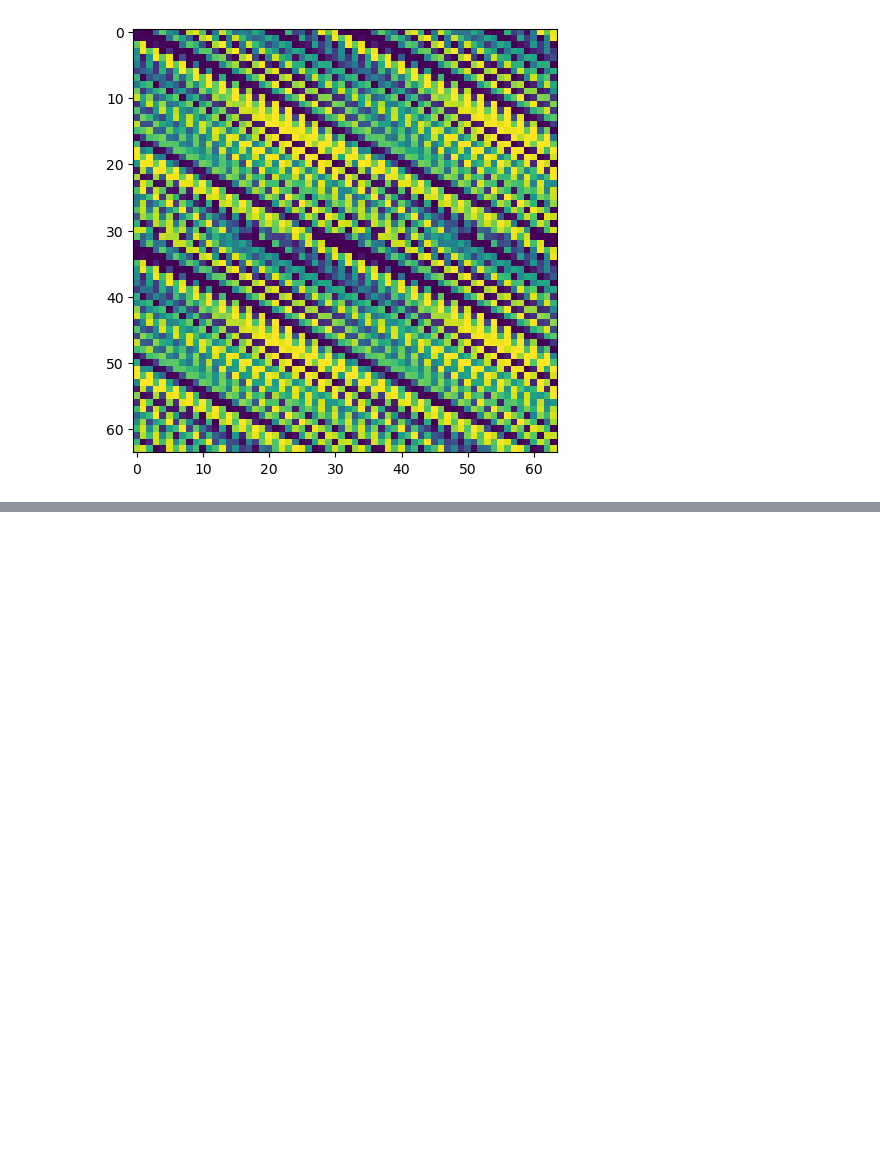
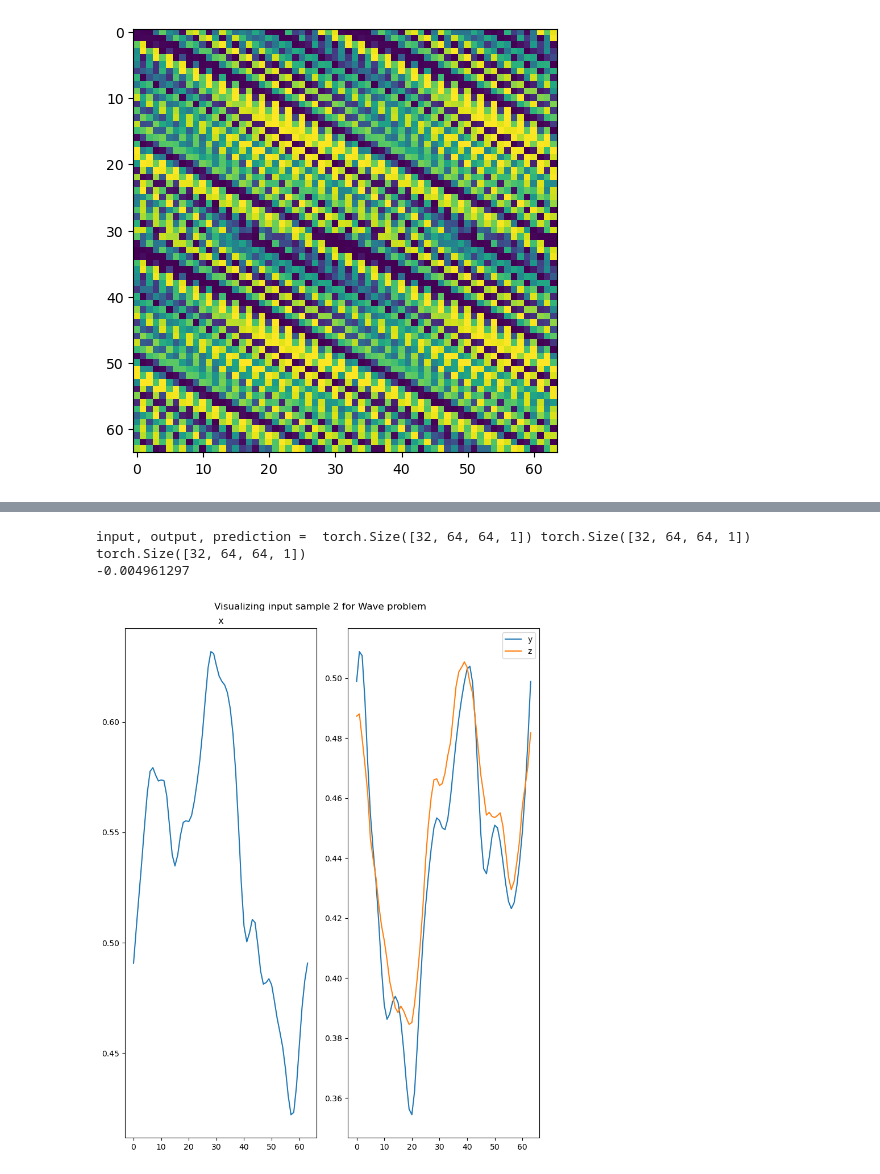
Before and after one commit to Parallel-in-Time/cfno, a Jupyter notebook: FNO.ipynb, the cells around one changed output, grey strips where cells are left out. Cells and saved outputs as stored; diff of their text form; code cells hidden in the pictures; blank space fills up the shorter version.

```diff
--- a/FNO.ipynb
+++ b/FNO.ipynb
@@ -782,7 +796,7 @@ class DarcyDataset(Dataset):
         if insample:
             self.file_data = "/p/project/cexalab/john2/NeuralOperators/ConvolutionalNeuralOperator/data/Darcy_64x64_IN.h5"
         else:
-            self.file_data = "/p/project/cexalab/john2/NeuralOperators/ConvolutionalNeuralOperator/data/Darcy_64x64_IN.h5"
+            self.file_data = "/p/project/cexalab/john2/NeuralOperators/ConvolutionalNeuralOperator/data/Darcy_64x64_OUT.h5"
 
 
         self.reader = h5py.File(self.file_data, 'r')
@@ -843,7 +857,7 @@ class DarcyDataset(Dataset):
         return grid
 
 class Darcy:
-    def __init__(self, network_properties, device, batch_size, training_samples = 512,  s = 64, in_dist = True):
+    def __init__(self, network_properties, device, batch_size, training_samples = 256,  s = 64, in_dist = True):
 
         network_properties = default_param(network_properties)
         self.N_Fourier_F = network_properties["FourierF"]
@@ -852,10 +866,6 @@ class Darcy:
                             in_channels = 1 + 2 * self.N_Fourier_F,
                             out_channels = 1,
                             device=device)
-        # self.model = FNO1d(fno_architecture = network_properties,
-                           # nfun=1,
-                           # padding_frac=1/4,
-                           # device=device)
 
 
         num_workers = 8
@@ -1068,0 +1072,35 @@ input, output, prediction =  torch.Size([16, 64, 64, 1]) torch.Size([16, 64, 64,
+# %%
+index = 2
+# problem = Darcy(fno_architecture, device, batch_size,training_samples)
+# model = torch.load("/p/project/cexalab/john2/NeuralOperators/neural_operators/TrainedModels/FNO_darcy_tmp1/model.pkl", map_location=torch.device('cpu'))
+
+for step, (input_batch, output_batch) in enumerate(problem.val_loader):
+            output_pred_batch = model(input_batch)
+            print("input, output, prediction = ",input_batch.shape, output_batch.shape, output_pred_batch.shape)
+            for i in range(index,index+1):
+                x = input_batch[i]
+                y = output_batch[i]
+                z = output_pred_batch[i].detach().numpy()
+                # print(x.shape,y.shape, z.shape)
+                # plot_data(x, y,index,example,z,out=True)
+                print(np.average(y-z))
+            break
+
+fig = plt.figure(figsize=(8, 10))
+ax = fig.add_subplot(1, 2, 1)
+plt.plot(x.reshape((64,64))[5],label="x")
+ax.set_title('x')
+ax = fig.add_subplot(1, 2, 2)
+plt.plot(y.reshape((64,64))[5],label="y")
+# ax.set_title('y')
+# ax = fig.add_subplot(1, 3, 3)
+plt.plot(z.reshape((64,64))[5],label="z")
+# ax.set_title('z')
+plt.legend()
+fig.suptitle(f'Visualizing input sample {index} for Wave problem')
+fig.tight_layout()
+fig.show()
+# %% [output]
+input, output, prediction =  torch.Size([32, 64, 64, 1]) torch.Size([32, 64, 64, 1]) torch.Size([32, 64, 64, 1])
+-0.004961297
+[figure, added]
```
Also changed, not shown: parts of 46 cells of this notebook, 7 other files.
